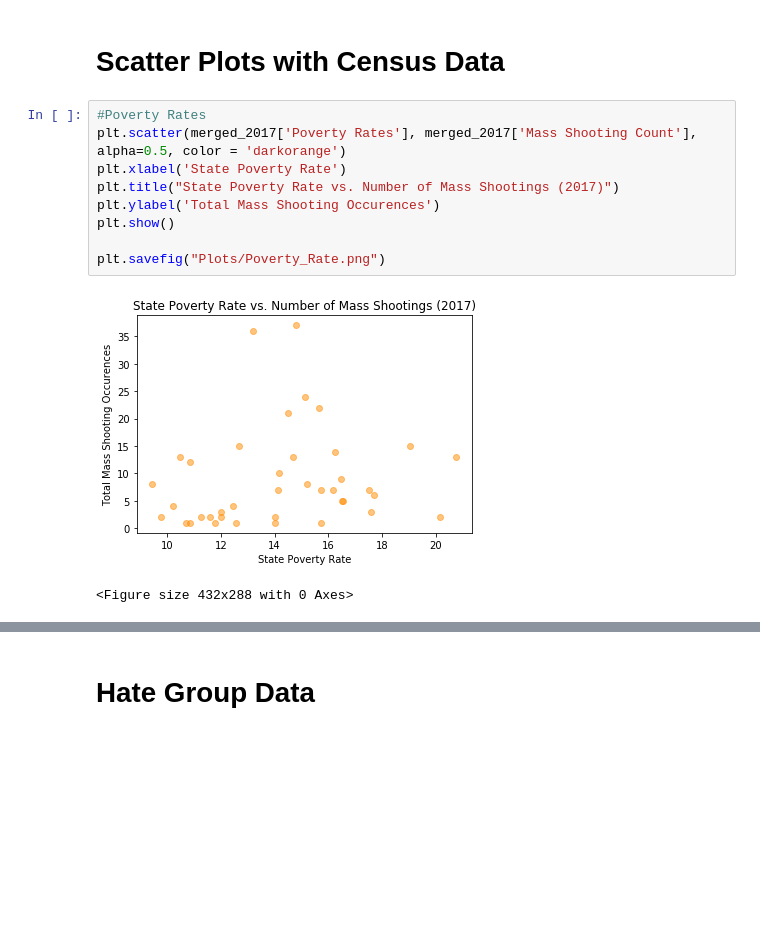
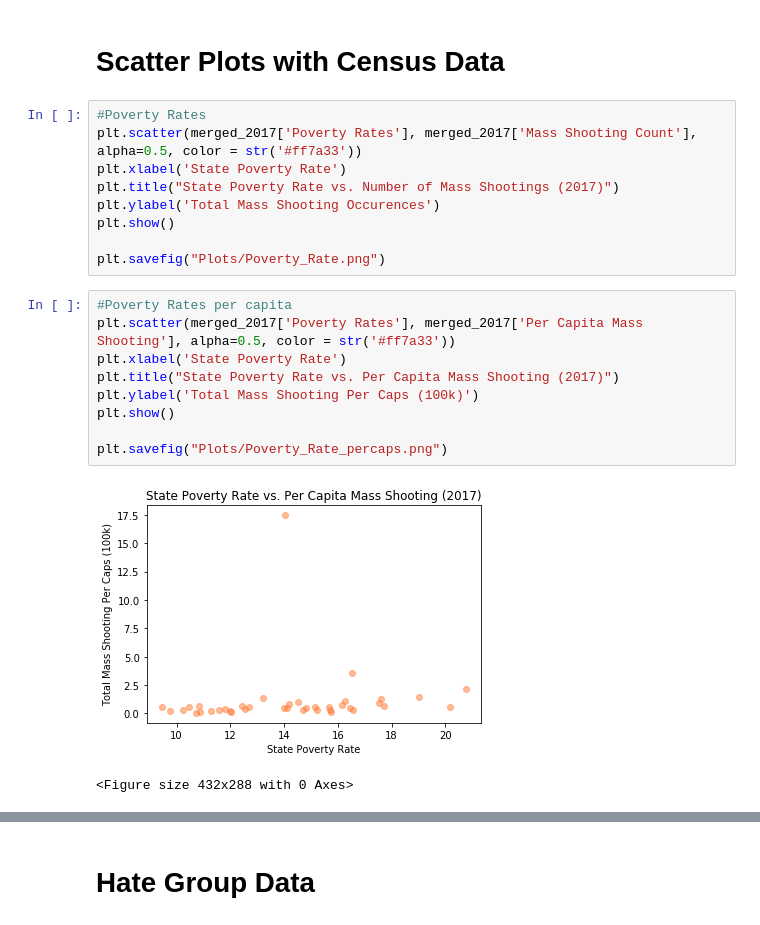
Before and after one commit to lprymak/Project1, a Jupyter notebook: Final_Data_Analysis.ipynb, the cells around one changed output, grey strips where cells are left out. Drawn from its saved outputs; the diff is of its cells as text; blank space fills up the shorter version.

```diff
--- a/Final_Data_Analysis.ipynb
+++ b/Final_Data_Analysis.ipynb
@@ -187,15 +499,24 @@ fig
 # Scatter Plots with Census Data
 # %%
 #Poverty Rates
-plt.scatter(merged_2017['Poverty Rates'], merged_2017['Mass Shooting Count'], alpha=0.5, color = 'darkorange')
+plt.scatter(merged_2017['Poverty Rates'], merged_2017['Mass Shooting Count'], alpha=0.5, color = str('#ff7a33'))
 plt.xlabel('State Poverty Rate')
 plt.title("State Poverty Rate vs. Number of Mass Shootings (2017)")
 plt.ylabel('Total Mass Shooting Occurences')
 plt.show()
 
 plt.savefig("Plots/Poverty_Rate.png")
-# %% [output]
-[figure, removed]
-<Figure size 432x288 with 0 Axes>
+# %%
+#Poverty Rates per capita
+plt.scatter(merged_2017['Poverty Rates'], merged_2017['Per Capita Mass Shooting'], alpha=0.5, color = str('#ff7a33'))
+plt.xlabel('State Poverty Rate')
+plt.title("State Poverty Rate vs. Per Capita Mass Shooting (2017)")
+plt.ylabel('Total Mass Shooting Per Caps (100k)')
+plt.show()
+
+plt.savefig("Plots/Poverty_Rate_percaps.png")
+# %% [output]
+[figure, added]
+<Figure size 432x288 with 0 Axes>
 # %%
 #Household Income
```
Also changed, not shown: parts of 33 cells of this notebook, 1 other file.
